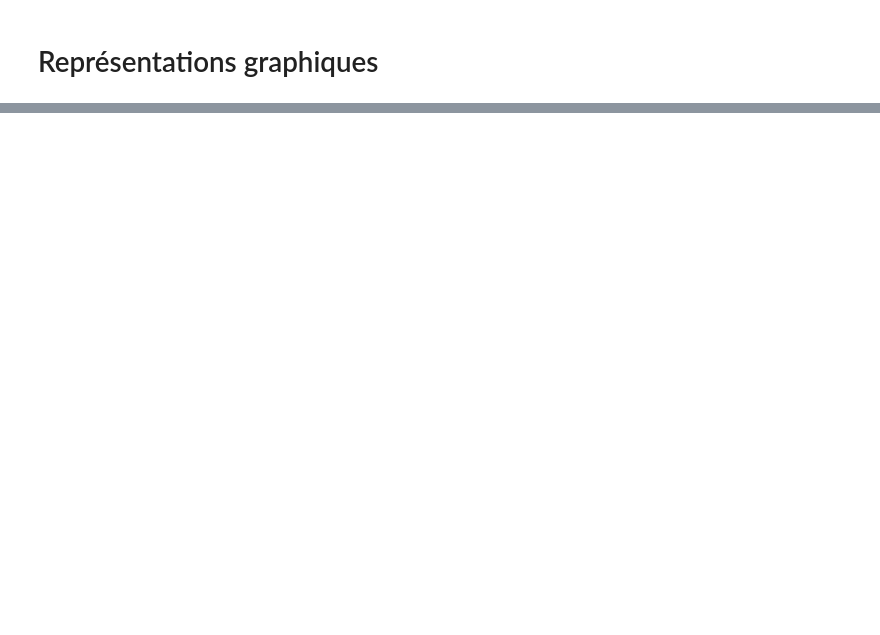
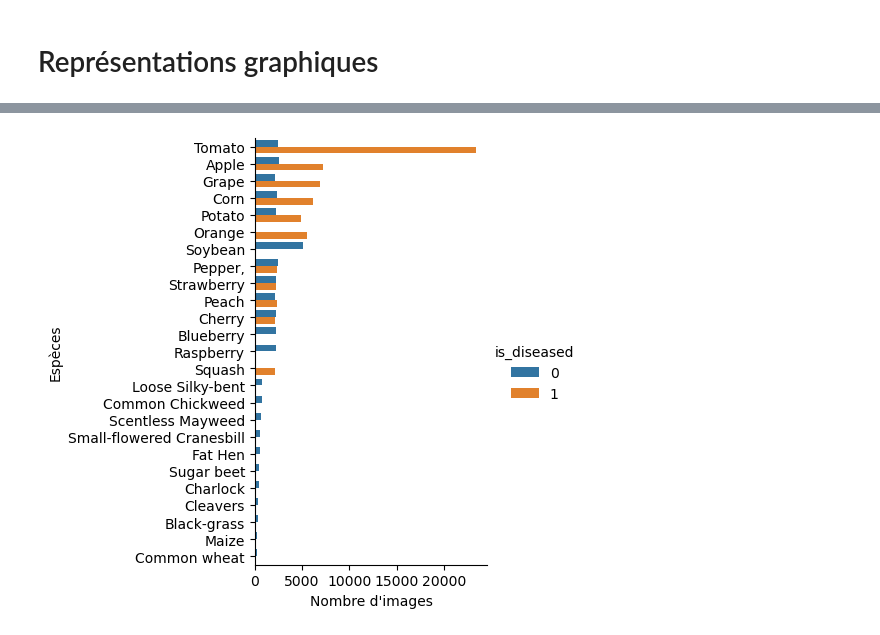
Before and after one commit to rcanet/projet_plantes, a Jupyter notebook: 01_Scripts/01b_jupyter_data_exploration_preliminary.ipynb, the cells around one changed output, grey strips where cells are left out. Cells and saved outputs as stored; diff of their text form; code cells hidden in the pictures; blank space fills up the shorter version.

```diff
--- a/01_Scripts/01b_jupyter_data_exploration_preliminary.ipynb
+++ b/01_Scripts/01b_jupyter_data_exploration_preliminary.ipynb
@@ -36,0 +44,11 @@ Il y a une sur représentation de la tomate par rapport aux autres et une sous-r
+# %%
+## Distribution des images
+data_df['is_diseased'] = data_df['disease'].notna().astype(int)
+order_distribution = data_df['sp'].value_counts().index
+counts = data_df['sp'].value_counts().values
+sns.catplot(data = data_df, y = 'sp', kind = 'count', order = order_distribution, hue = 'is_diseased')
+plt.xlabel("Nombre d'images")
+plt.ylabel("Espèces")
+plt.show();
+# %% [output]
+[figure, added]
```
Also changed, not shown: parts of 7 cells of this notebook, 4 other files.
